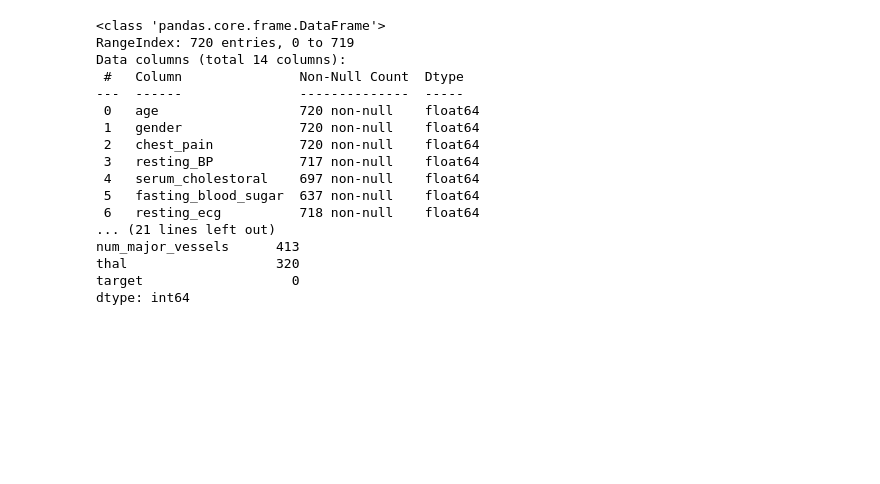
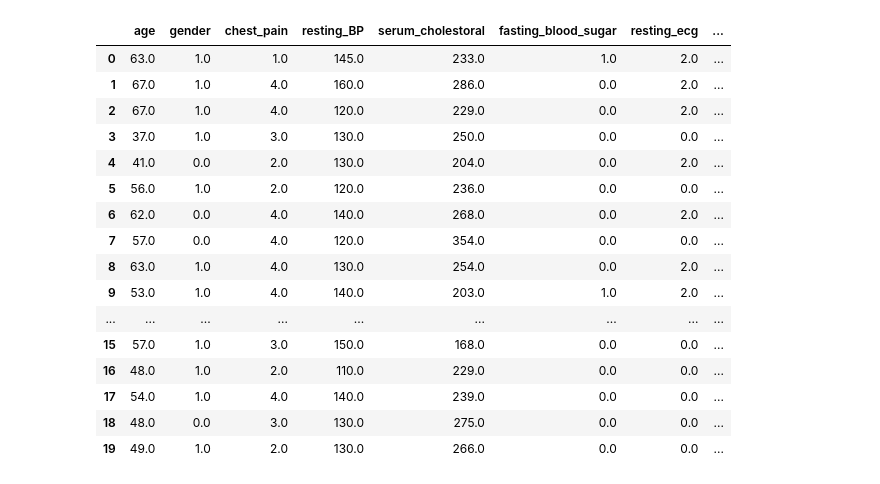
Before and after one commit to bdandu93/EarlyDetectionOfCardioVascularDiseasesUsingMachineLearningAndXAI_Bhargava_Dandu, a Jupyter notebook: notebooks/EarlyDetectionOfHeartDisease_DataPreprocessing.ipynb, the cells around one changed output. Saved outputs shown, nothing was run; the diff lists cells and outputs as text; code cells hidden in the pictures; blank space fills up the shorter version.

```diff
--- a/notebooks/EarlyDetectionOfHeartDisease_DataPreprocessing.ipynb
+++ b/notebooks/EarlyDetectionOfHeartDisease_DataPreprocessing.ipynb
@@ -97,21 +6,0 @@ combined.head(50)
-# %%
-print(combined.info())
-print(combined.isnull().sum())
-# %% [output]
-<class 'pandas.core.frame.DataFrame'>
-RangeIndex: 720 entries, 0 to 719
-Data columns (total 14 columns):
- #   Column               Non-Null Count  Dtype
----  ------               --------------  -----
- 0   age                  720 non-null    float64
- 1   gender               720 non-null    float64
- 2   chest_pain           720 non-null    float64
- 3   resting_BP           717 non-null    float64
- 4   serum_cholestoral    697 non-null    float64
- 5   fasting_blood_sugar  637 non-null    float64
- 6   resting_ecg          718 non-null    float64
-... (21 lines left out)
-num_major_vessels      413
-thal                   320
-target                   0
-dtype: int64
@@ -117,0 +20,23 @@ dtype: int64
+# %%
+#loading the final dataset into the dataframe.
+
+heart_data = pd.read_csv("heart_disease_combined.csv")
+display(heart_data.head(20))
+# %% [output]
+|  | age | gender | chest_pain | resting_BP | serum_cholestoral | fasting_blood_sugar | resting_ecg | ... |
+| 0 | 63.0 | 1.0 | 1.0 | 145.0 | 233.0 | 1.0 | 2.0 | ... |
+| 1 | 67.0 | 1.0 | 4.0 | 160.0 | 286.0 | 0.0 | 2.0 | ... |
+| 2 | 67.0 | 1.0 | 4.0 | 120.0 | 229.0 | 0.0 | 2.0 | ... |
+| 3 | 37.0 | 1.0 | 3.0 | 130.0 | 250.0 | 0.0 | 0.0 | ... |
+| 4 | 41.0 | 0.0 | 2.0 | 130.0 | 204.0 | 0.0 | 2.0 | ... |
+| 5 | 56.0 | 1.0 | 2.0 | 120.0 | 236.0 | 0.0 | 0.0 | ... |
+| 6 | 62.0 | 0.0 | 4.0 | 140.0 | 268.0 | 0.0 | 2.0 | ... |
+| 7 | 57.0 | 0.0 | 4.0 | 120.0 | 354.0 | 0.0 | 0.0 | ... |
+| 8 | 63.0 | 1.0 | 4.0 | 130.0 | 254.0 | 0.0 | 2.0 | ... |
+| 9 | 53.0 | 1.0 | 4.0 | 140.0 | 203.0 | 1.0 | 2.0 | ... |
+| ... | ... | ... | ... | ... | ... | ... | ... | ... |
+| 15 | 57.0 | 1.0 | 3.0 | 150.0 | 168.0 | 0.0 | 0.0 | ... |
+| 16 | 48.0 | 1.0 | 2.0 | 110.0 | 229.0 | 0.0 | 0.0 | ... |
+| 17 | 54.0 | 1.0 | 4.0 | 140.0 | 239.0 | 0.0 | 0.0 | ... |
+| 18 | 48.0 | 0.0 | 3.0 | 130.0 | 275.0 | 0.0 | 0.0 | ... |
+| 19 | 49.0 | 1.0 | 2.0 | 130.0 | 266.0 | 0.0 | 0.0 | ... |
```
Also changed, not shown: parts of 35 cells of this notebook.
